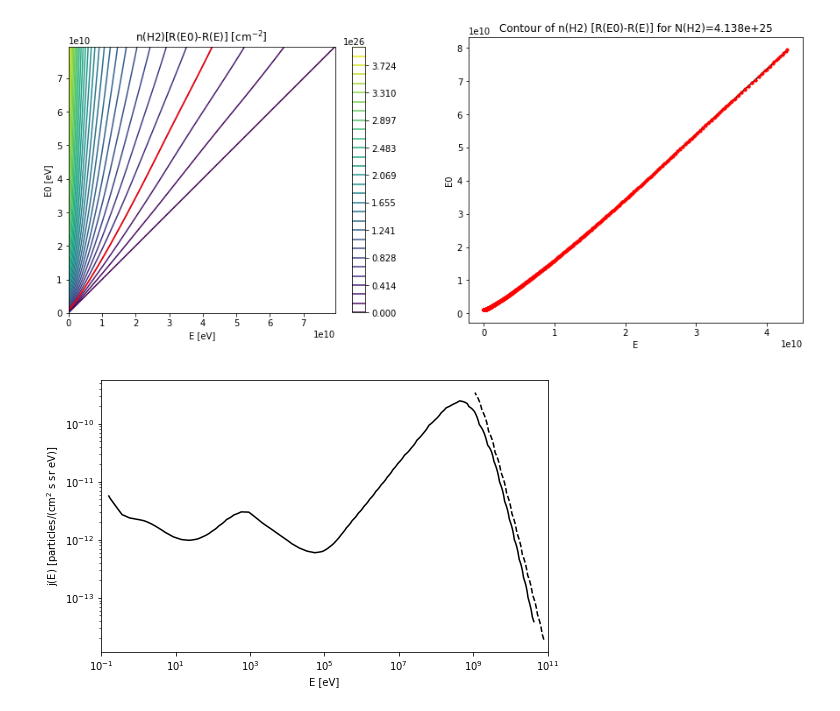
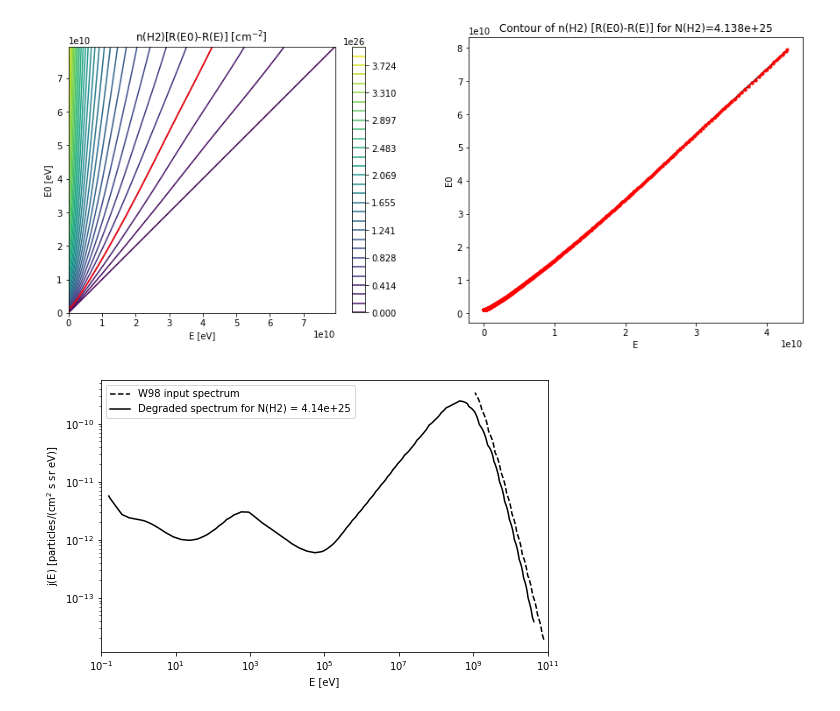
Before and after one commit to jbattat/reproduce_padovani, a Jupyter notebook: cr_spectrum.ipynb, the cells around one changed output. Drawn from its saved outputs; the diff is of its cells as text; code cells hidden in the pictures.

Commit message:
specified N(H2) for degraded spectrum

```diff
--- a/cr_spectrum.ipynb
+++ b/cr_spectrum.ipynb
@@ -157,32 +157,33 @@ jjDegraded = []
 for ii in range(nE):
     Ei = xEs[ii]
     E0i = yE0s[ii]
     jjDegraded.append( fint_w98(E0i)*fint_LE(E0i)/fint_LE(Ei) )
 
 jjDegraded = np.array(jjDegraded)
 
 
 fig9, axs9 = plt.subplots(1, 1, figsize=(8,5))
 axs9.loglog(yE0s, jjw98, 'k--', label='W98 input spectrum')
-axs9.loglog(xEs, jjDegraded, 'k-', label=f'Degraded spectrum (N(H2) = {})')
+axs9.loglog(xEs, jjDegraded, 'k-', label=f'Degraded spectrum for N(H2) = {NH2s:.2e}')
 axs9.set_xlim(1e-1, 1e11)
 axs9.set_xlabel("E [eV]")
 axs9.set_ylabel("j(E) [particles/(cm$^2$ s sr eV)]")
+axs9.legend()
 fout = 'out/spectrumOriginalAndDegraded.pdf'
 plt.savefig(fout)
 plt.savefig(fout.replace(".pdf",".png"))
 
 # fig9, axs9 = plt.subplots(1, 2, figsize=(15,5))
 # axs9[0].loglog(pLossScaled.E, pLossScaled.L, 'k-')
 # axs9[0].set_xlim(1e-1, 1e11)
 # axs9[0].set_ylim(1e-19, 2e-14)
 # axs9[0].set_xlabel("E [eV]")
 # axs9[0].set_ylabel("L(E) [eV cm$^2$]")
 
 # axs9[1].loglog(yE0s, jjw98, 'k--')
 # axs9[1].loglog(xEs, jjDegraded, 'k-')
 # axs9[1].set_xlim(1e-1, 1e11)
 # axs9[1].set_xlabel("E [eV]")
 # axs9[1].set_ylabel("j(E) [particles/(cm$^2$ s sr eV)]")
 # %% [output]
-[figure, old version]
+[figure, new version]
```
Also changed, not shown: 1 other file.
